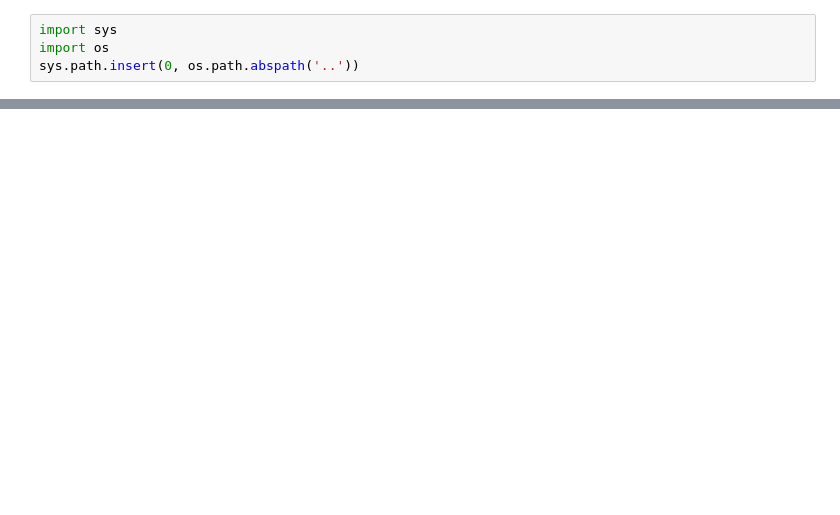
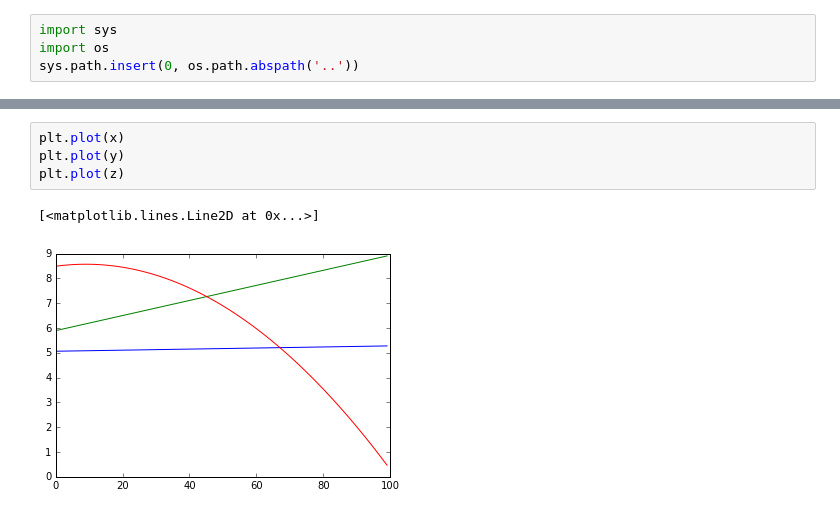
Before and after one commit to bcaine/maddux, a Jupyter notebook: experiments/arm_tests.ipynb, the cells around one changed output, grey strips where cells are left out. Cells and saved outputs as stored; diff of their text form; blank space fills up the shorter version.

```diff
--- a/experiments/arm_tests.ipynb
+++ b/experiments/arm_tests.ipynb
@@ -33,0 +55,7 @@ array([ 0.,  0.,  0.])
+# %%
+plt.plot(x)
+plt.plot(y)
+plt.plot(z)
+# %% [output]
+[<matplotlib.lines.Line2D at 0x...>]
+[figure, added]
```
Also changed, not shown: parts of 10 cells of this notebook, 1 other file.
